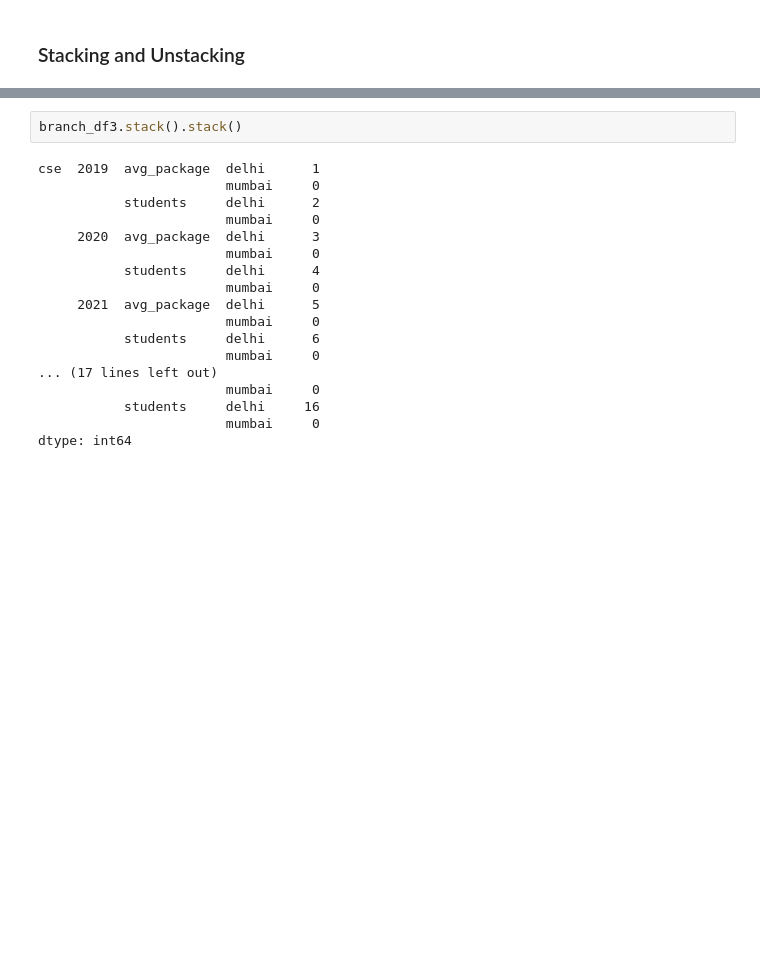
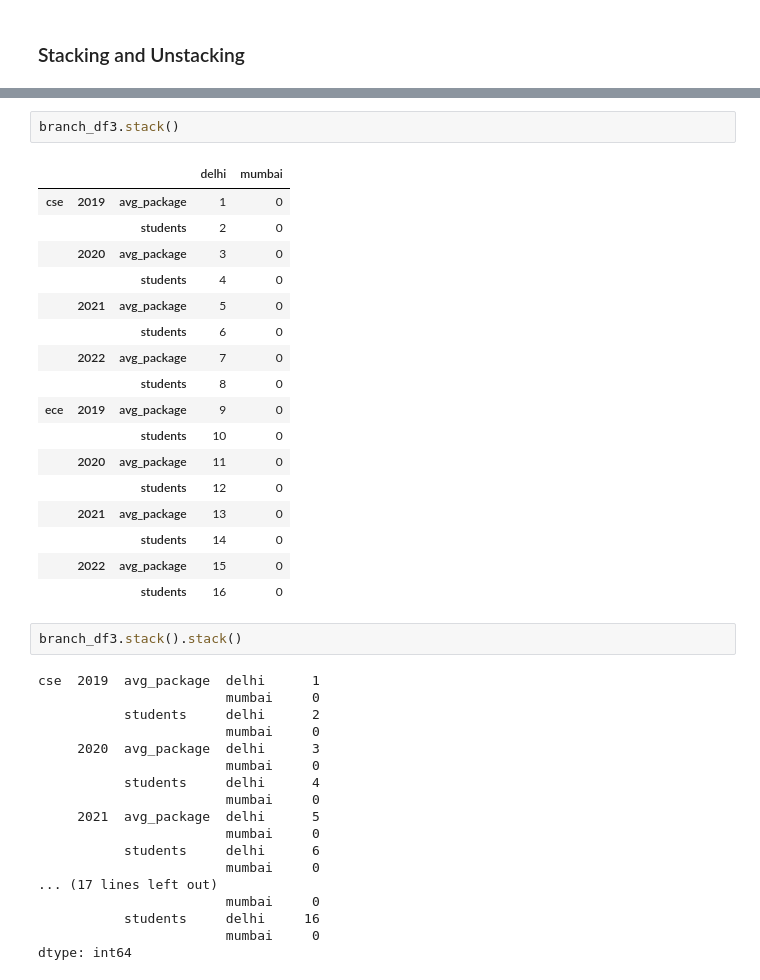
Before and after one commit to DevRitesh08/0.-Preparatory-Topics-for-ML, a Jupyter notebook: Pandas/Multiindex_objects.ipynb, the cells around one changed output, grey strips where cells are left out. Saved outputs shown, nothing was run; the diff lists cells and outputs as text; blank space fills up the shorter version.

```diff
--- a/Pandas/Multiindex_objects.ipynb
+++ b/Pandas/Multiindex_objects.ipynb
@@ -272,3 +454,23 @@ branch_df3
+# %%
+branch_df3.stack()
+# %% [output]
+|  |  |  | delhi | mumbai |
+| cse | 2019 | avg_package | 1 | 0 |
+|  |  | students | 2 | 0 |
+|  | 2020 | avg_package | 3 | 0 |
+|  |  | students | 4 | 0 |
+|  | 2021 | avg_package | 5 | 0 |
+|  |  | students | 6 | 0 |
+|  | 2022 | avg_package | 7 | 0 |
+|  |  | students | 8 | 0 |
+| ece | 2019 | avg_package | 9 | 0 |
+|  |  | students | 10 | 0 |
+|  | 2020 | avg_package | 11 | 0 |
+|  |  | students | 12 | 0 |
+|  | 2021 | avg_package | 13 | 0 |
+|  |  | students | 14 | 0 |
+|  | 2022 | avg_package | 15 | 0 |
+|  |  | students | 16 | 0 |
 # %%
 branch_df3.stack().stack()
 # %% [output]
```
Also changed, not shown: parts of 35 cells of this notebook.
